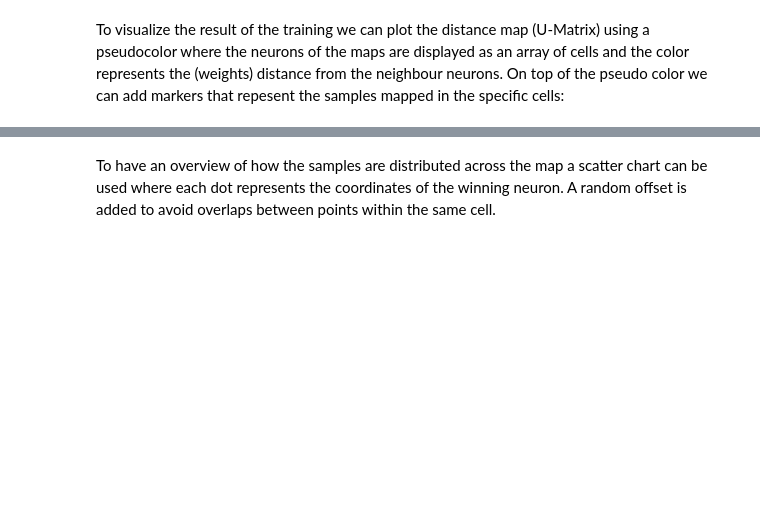
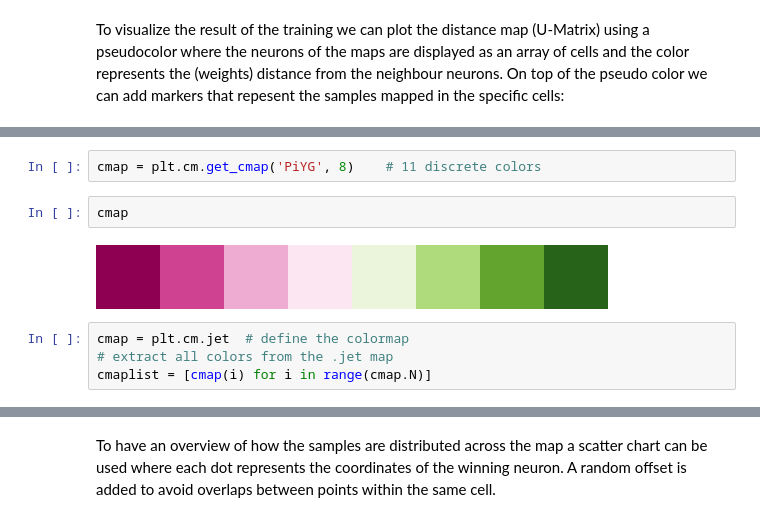
Before and after one commit to sylvielsstfr/Photoz-tools, a Jupyter notebook: KSOM_lsst.ipynb, the cells around one changed output, grey strips where cells are left out. Saved outputs shown, nothing was run; the diff lists cells and outputs as text; blank space fills up the shorter version.

Commit message:
nice colors

```diff
--- a/KSOM_lsst.ipynb
+++ b/KSOM_lsst.ipynb
@@ -103,0 +156,10 @@ cols
+# %%
+cmap = plt.cm.get_cmap('PiYG', 8)    # 11 discrete colors
+# %%
+cmap
+# %% [output]
+[figure, added]
+# %%
+cmap = plt.cm.jet  # define the colormap
+# extract all colors from the .jet map
+cmaplist = [cmap(i) for i in range(cmap.N)]
```
Also changed, not shown: parts of 15 cells of this notebook.
